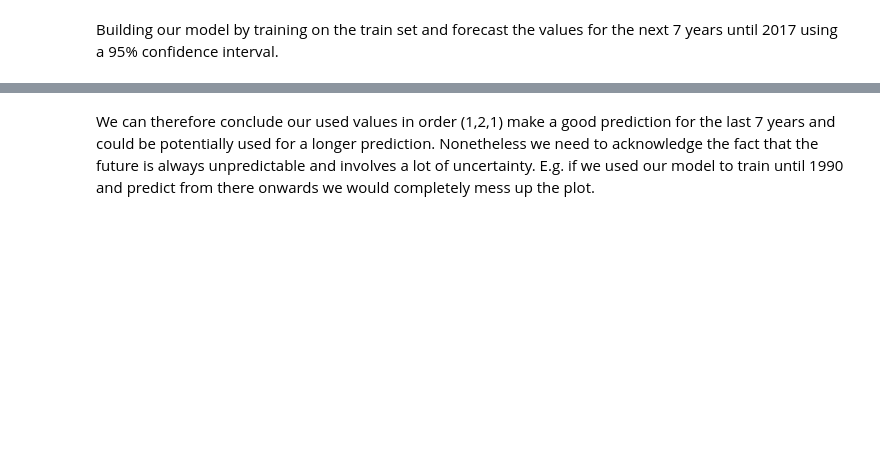
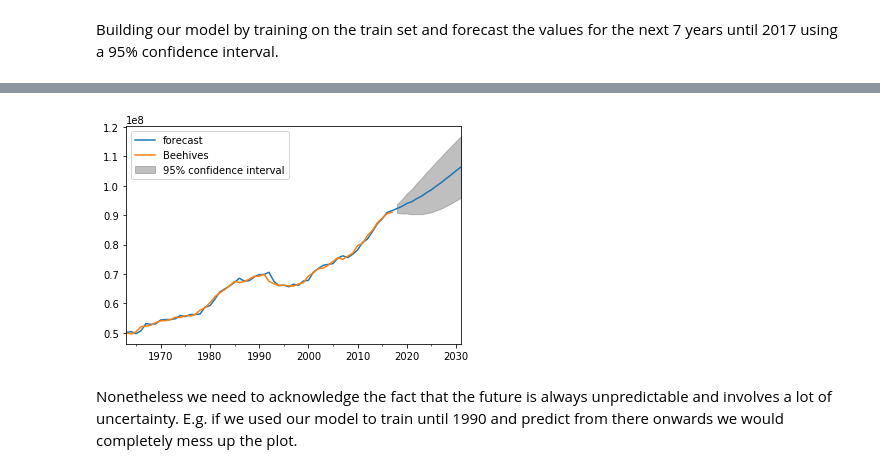
Before and after one commit to caralen/ada-project-faam, a Jupyter notebook: research_bees.ipynb, the cells around one changed output, grey strips where cells are left out. Saved outputs shown, nothing was run; the diff lists cells and outputs as text; code cells hidden in the pictures; blank space fills up the shorter version.

```diff
--- a/research_bees.ipynb
+++ b/research_bees.ipynb
@@ -2115,3 +2152,8 @@ plt.show()
+# %%
+model = ARIMA(timeseries, order=(7, 2, 1))
+results = model.fit()
+results.plot_predict(2, 70, alpha=0.05);
+# %% [output]
+[figure, added]
 # %% [markdown]
-We can therefore conclude our used values in order (1,2,1) make a good prediction for the last 7 years and could be potentially used for a longer prediction.
 Nonetheless we need to acknowledge the fact that the future is always unpredictable and involves a lot of uncertainty. E.g. if we used our model to train until 1990 and predict from there onwards we would completely mess up the plot.
```
Also changed, not shown: parts of 21 cells of this notebook.
